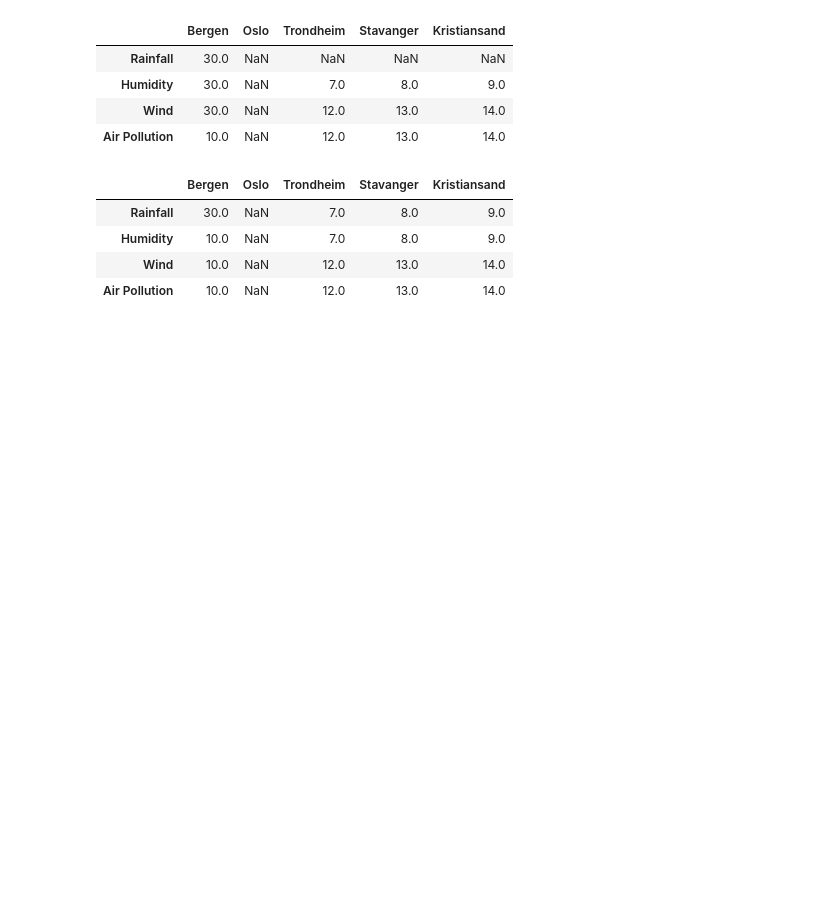
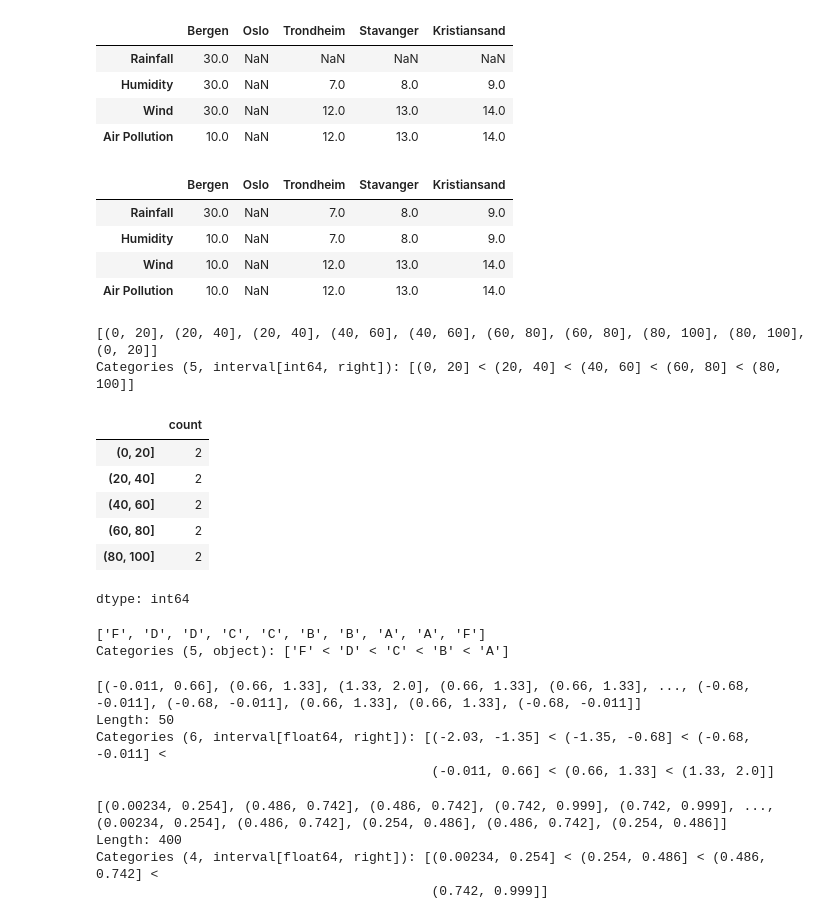
Before and after one commit to 4522Dev/eda, a Jupyter notebook: Module2.ipynb, the cells around one changed output. Cells and saved outputs as stored; diff of their text form; code cells hidden in the pictures; blank space fills up the shorter version.

```diff
--- a/Module2.ipynb
+++ b/Module2.ipynb
@@ -430,3 +430,44 @@ dframe1.fillna(method='bfill')
 | Humidity | 10.0 | NaN | 7.0 | 8.0 | 9.0 |
 | Wind | 10.0 | NaN | 12.0 | 13.0 | 14.0 |
 | Air Pollution | 10.0 | NaN | 12.0 | 13.0 | 14.0 |
+# %%
+Marks=[12,23,34,45,56,67,78,89,90,10]
+bins=[0,20,40,60,80,100]
+grade=pd.cut(Marks,bins)
+grade
+# %% [output]
+[(0, 20], (20, 40], (20, 40], (40, 60], (40, 60], (60, 80], (60, 80], (80, 100], (80, 100], (0, 20]]
+Categories (5, interval[int64, right]): [(0, 20] < (20, 40] < (40, 60] < (60, 80] < (80, 100]]
+# %%
+pd.value_counts(grade)
+# %% [output]
+|  | count |
+| (0, 20] | 2 |
+| (20, 40] | 2 |
+| (40, 60] | 2 |
+| (60, 80] | 2 |
+| (80, 100] | 2 |
+dtype: int64
+# %%
+bin_names=['F','D','C','B','A']
+grade=pd.cut(Marks,bins,labels=bin_names)
+grade
+# %% [output]
+['F', 'D', 'D', 'C', 'C', 'B', 'B', 'A', 'A', 'F']
+Categories (5, object): ['F' < 'D' < 'C' < 'B' < 'A']
+# %%
+pd.cut(np.random.randn(50),6,precision=2)
+# %% [output]
+[(-0.011, 0.66], (0.66, 1.33], (1.33, 2.0], (0.66, 1.33], (0.66, 1.33], ..., (-0.68, -0.011], (-0.68, -0.011], (0.66, 1.33], (0.66, 1.33], (-0.68, -0.011]]
+Length: 50
+Categories (6, interval[float64, right]): [(-2.03, -1.35] < (-1.35, -0.68] < (-0.68, -0.011] <
+                                           (-0.011, 0.66] < (0.66, 1.33] < (1.33, 2.0]]
+# %%
+random_integers=np.random.rand(400)
+quartered=pd.qcut(random_integers,4)
+quartered
+# %% [output]
+[(0.00234, 0.254], (0.486, 0.742], (0.486, 0.742], (0.742, 0.999], (0.742, 0.999], ..., (0.00234, 0.254], (0.486, 0.742], (0.254, 0.486], (0.486, 0.742], (0.254, 0.486]]
+Length: 400
+Categories (4, interval[float64, right]): [(0.00234, 0.254] < (0.254, 0.486] < (0.486, 0.742] <
+                                           (0.742, 0.999]]
```
Also changed, not shown: parts of 3 cells of this notebook.
